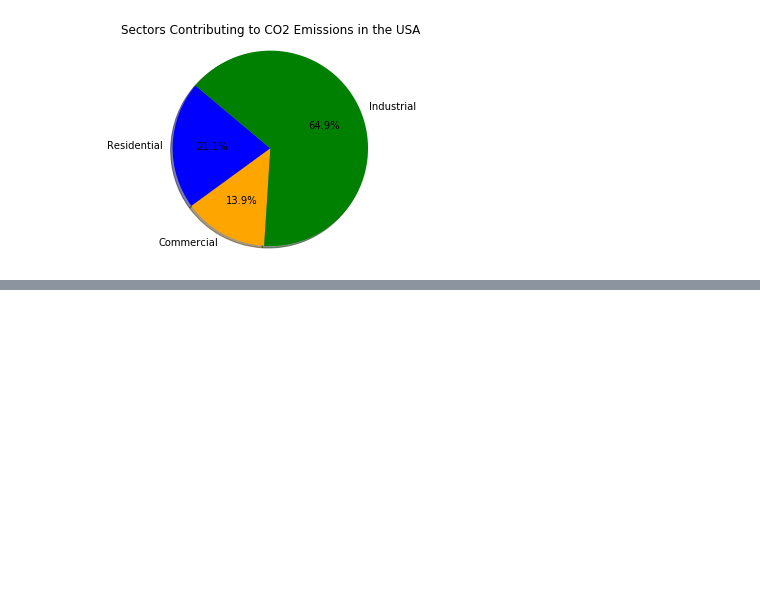
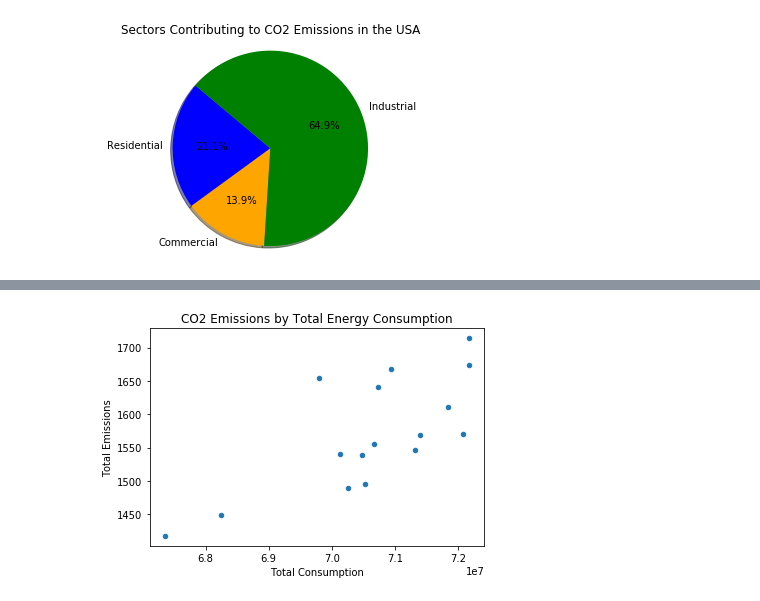
Before and after one commit to MabelDS89/Project-1, a Jupyter notebook: TA_energy_analysis.ipynb, the cells around one changed output, grey strips where cells are left out. Drawn from its saved outputs; the diff is of its cells as text; code cells hidden in the pictures; blank space fills up the shorter version.

Commit message:
added regression analysis of total energy and CO2 emissions

```diff
--- a/TA_energy_analysis.ipynb
+++ b/TA_energy_analysis.ipynb
@@ -347,0 +350,4 @@ plt.show()
+# %%
+#create df for scatter plot
+total_energy_co2_df = pd.DataFrame({"Total Consumption": total_consumption, "Total Emissions": total_emissions})
+total_energy_co2_df
@@ -347,0 +372,5 @@ plt.show()
+# %%
+total_energy_co2_df.plot(kind = "scatter", x="Total Consumption", y="Total Emissions", title = "CO2 Emissions by Total Energy Consumption")
+plt.show()
+# %% [output]
+[figure, added]
```
Also changed, not shown: parts of 4 cells of this notebook, 1 other file.
